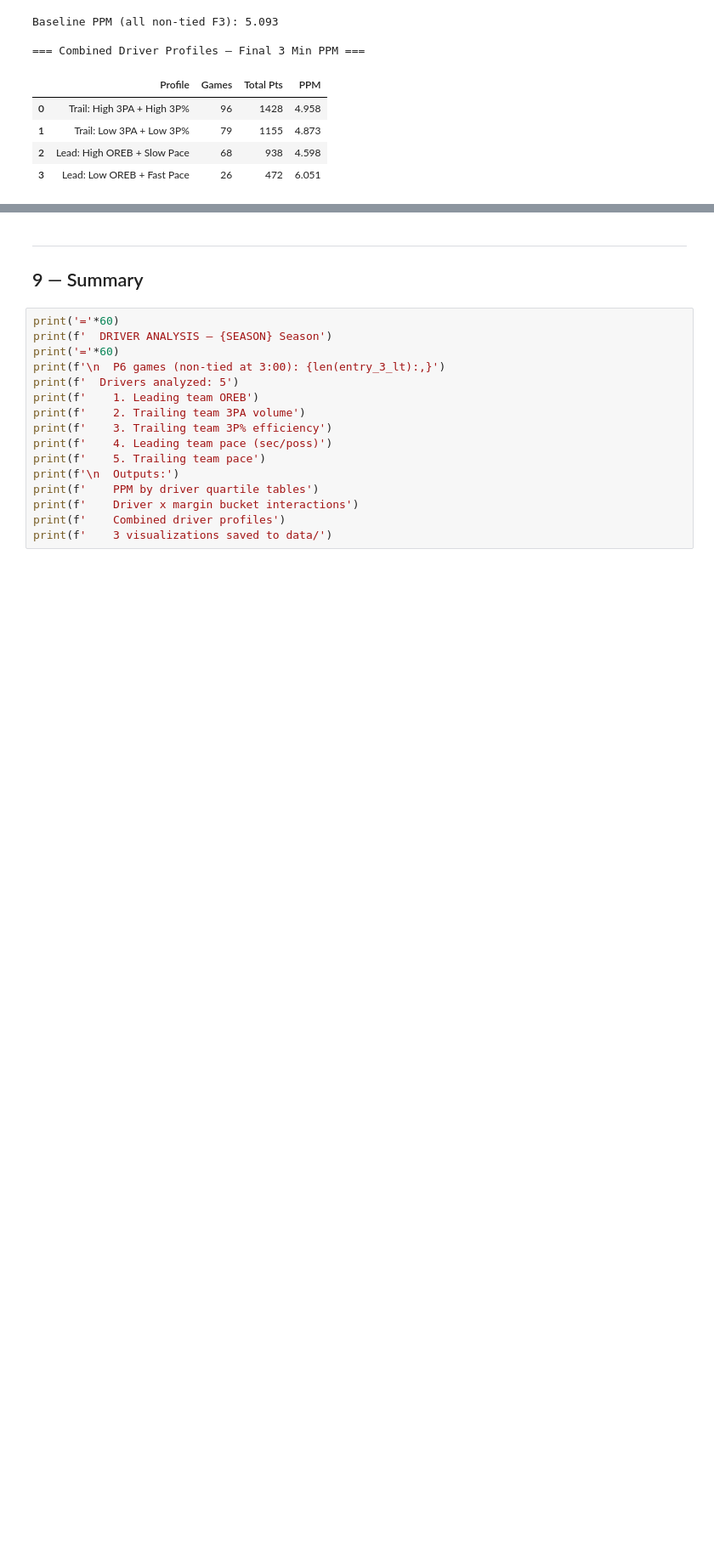
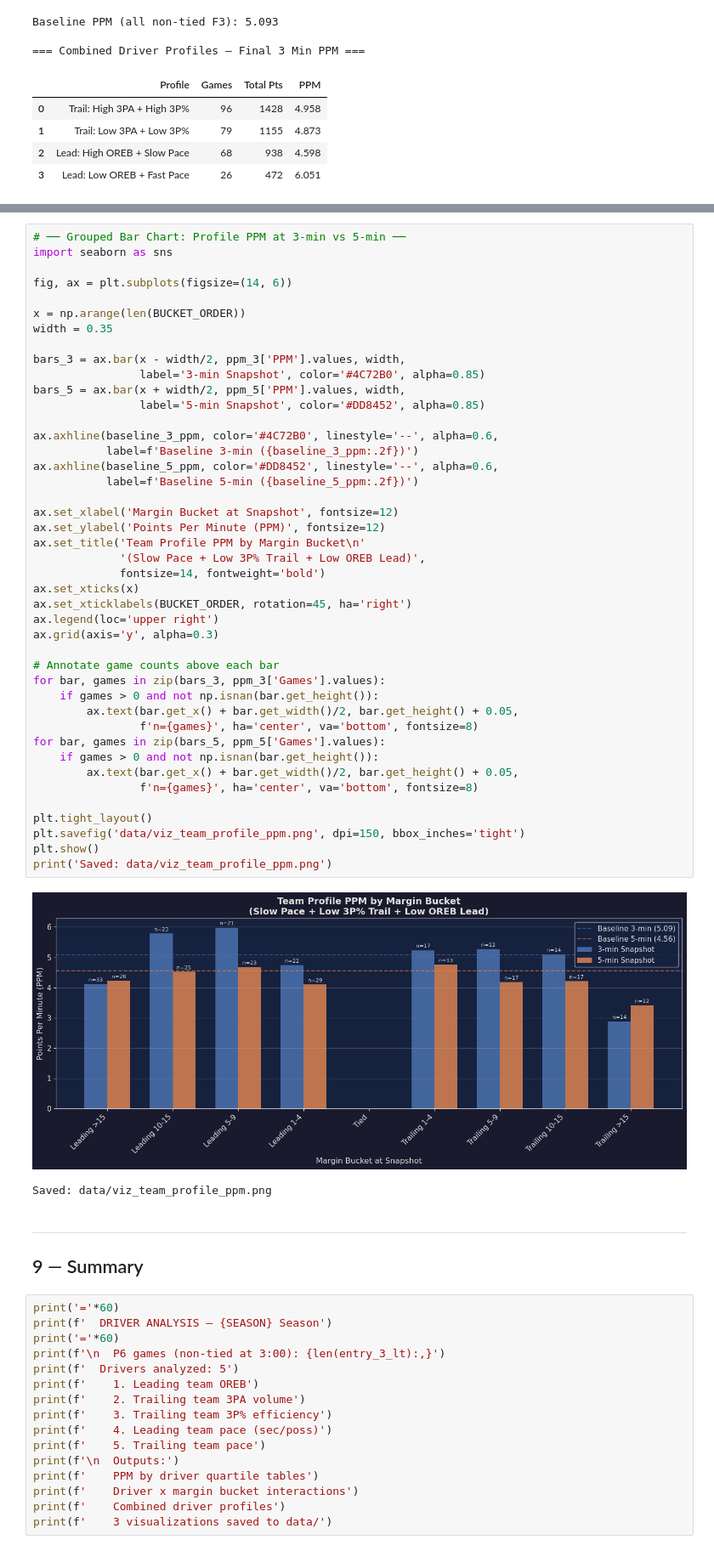
Before and after one commit to roosterpropertycare/ncaam_ou_final_mins, a Jupyter notebook: 04_driver_analysis.ipynb, the cells around one changed output, grey strips where cells are left out. Shown at 85% size. Cells and saved outputs as stored; diff of their text form; blank space fills up the shorter version.

```diff
--- a/04_driver_analysis.ipynb
+++ b/04_driver_analysis.ipynb
@@ -751,3 +1134,49 @@ Baseline PPM (all non-tied F3): 5.093
+# %%
+# ── Grouped Bar Chart: Profile PPM at 3-min vs 5-min ──
+import seaborn as sns
+
+fig, ax = plt.subplots(figsize=(14, 6))
+
+x = np.arange(len(BUCKET_ORDER))
+width = 0.35
+
+bars_3 = ax.bar(x - width/2, ppm_3['PPM'].values, width,
+                label='3-min Snapshot', color='#4C72B0', alpha=0.85)
+bars_5 = ax.bar(x + width/2, ppm_5['PPM'].values, width,
+                label='5-min Snapshot', color='#DD8452', alpha=0.85)
+
+ax.axhline(baseline_3_ppm, color='#4C72B0', linestyle='--', alpha=0.6,
+           label=f'Baseline 3-min ({baseline_3_ppm:.2f})')
+ax.axhline(baseline_5_ppm, color='#DD8452', linestyle='--', alpha=0.6,
+           label=f'Baseline 5-min ({baseline_5_ppm:.2f})')
+
+ax.set_xlabel('Margin Bucket at Snapshot', fontsize=12)
+ax.set_ylabel('Points Per Minute (PPM)', fontsize=12)
+ax.set_title('Team Profile PPM by Margin Bucket\n'
+             '(Slow Pace + Low 3P% Trail + Low OREB Lead)',
+             fontsize=14, fontweight='bold')
+ax.set_xticks(x)
+ax.set_xticklabels(BUCKET_ORDER, rotation=45, ha='right')
+ax.legend(loc='upper right')
+ax.grid(axis='y', alpha=0.3)
+
+# Annotate game counts above each bar
+for bar, games in zip(bars_3, ppm_3['Games'].values):
+    if games > 0 and not np.isnan(bar.get_height()):
+        ax.text(bar.get_x() + bar.get_width()/2, bar.get_height() + 0.05,
+                f'n={games}', ha='center', va='bottom', fontsize=8)
+for bar, games in zip(bars_5, ppm_5['Games'].values):
+    if games > 0 and not np.isnan(bar.get_height()):
+        ax.text(bar.get_x() + bar.get_width()/2, bar.get_height() + 0.05,
+                f'n={games}', ha='center', va='bottom', fontsize=8)
+
+plt.tight_layout()
+plt.savefig('data/viz_team_profile_ppm.png', dpi=150, bbox_inches='tight')
+plt.show()
+print('Saved: data/viz_team_profile_ppm.png')
+# %% [output]
+[figure, added]
+Saved: data/viz_team_profile_ppm.png
 # %% [markdown]
 ---
 ## 9 — Summary
```
Also changed, not shown: parts of 8 cells of this notebook, 8 other files.
